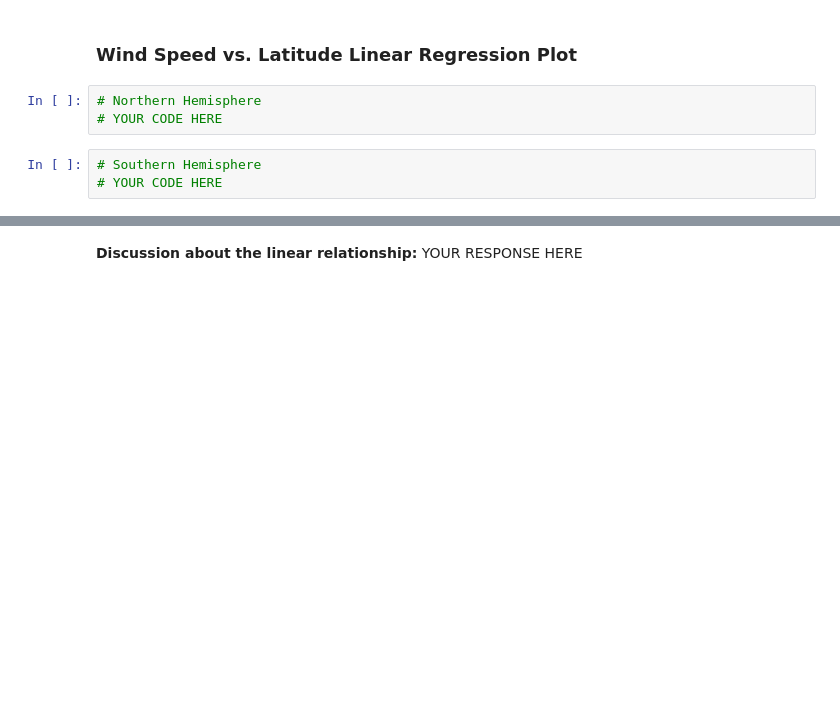
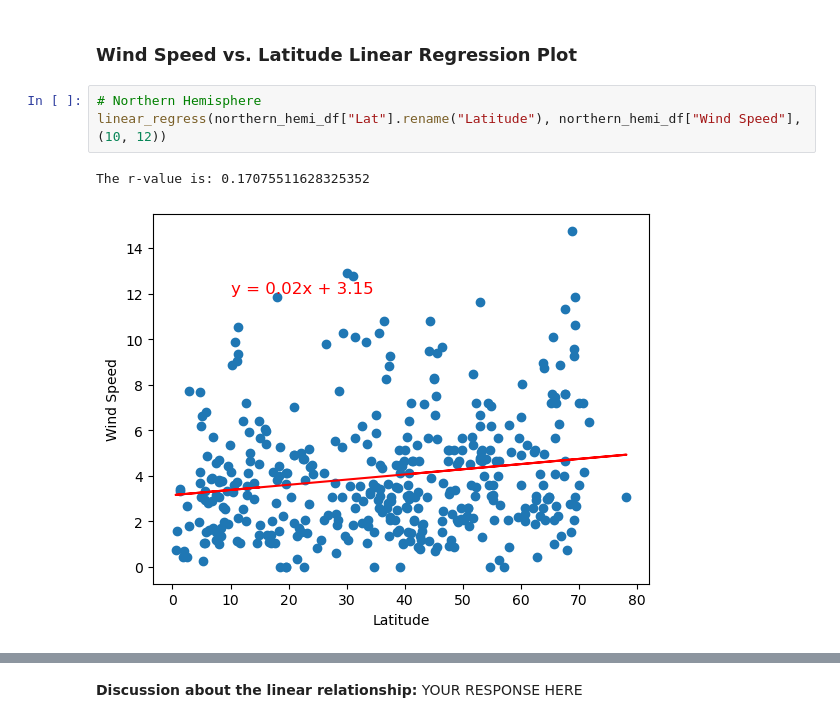
Before and after one commit to rachelschoen/python-api-challenge, a Jupyter notebook: WeatherPy/WeatherPy.ipynb, the cells around one changed output, grey strips where cells are left out. Drawn from its saved outputs; the diff is of its cells as text; blank space fills up the shorter version.

```diff
--- a/WeatherPy/WeatherPy.ipynb
+++ b/WeatherPy/WeatherPy.ipynb
@@ -351,9 +357,9 @@ The r-value is: 0.22644402500616953
 **Discussion about the linear relationship:** YOUR RESPONSE HERE
 # %% [markdown]
 ### Wind Speed vs. Latitude Linear Regression Plot
-# %%
-# Northern Hemisphere
-# YOUR CODE HERE
-# %%
-# Southern Hemisphere
-# YOUR CODE HERE
+# %%
+# Northern Hemisphere
+linear_regress(northern_hemi_df["Lat"].rename("Latitude"), northern_hemi_df["Wind Speed"], (10, 12))
+# %% [output]
+The r-value is: 0.17075511628325352
+[figure, added]
```
Also changed, not shown: parts of 5 cells of this notebook.
